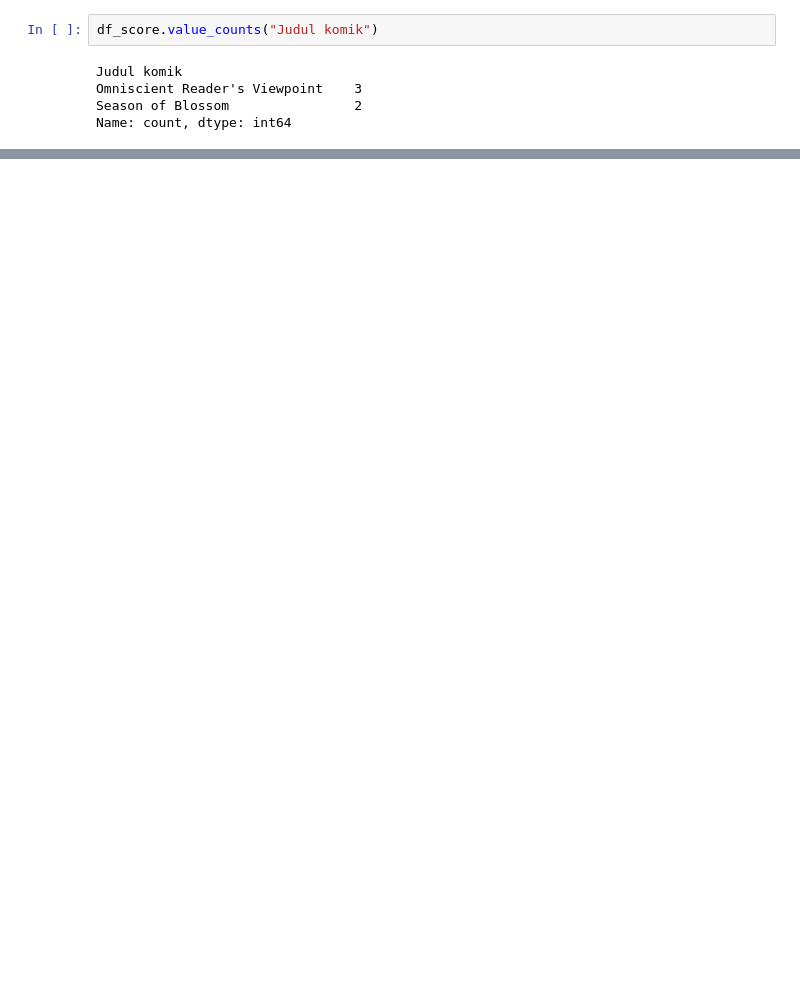
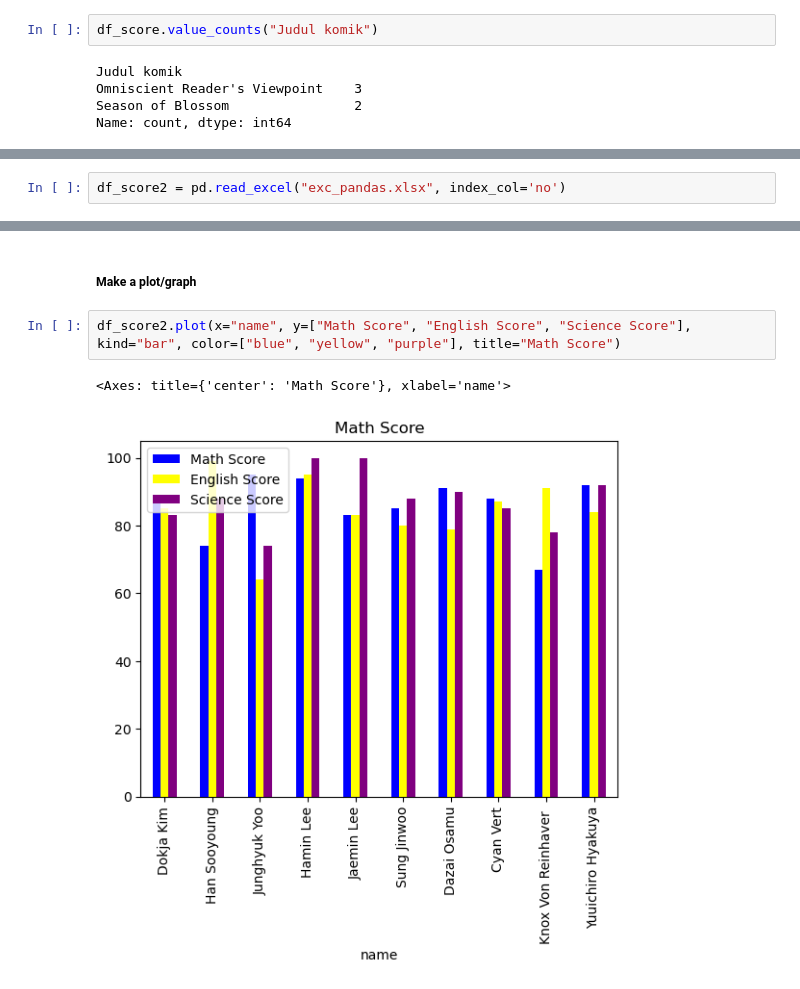
Before and after one commit to calistasalsabila/Programming-Languages, a Jupyter notebook: Python/code/LibraryforMl/01_Pandas.ipynb, the cells around one changed output, grey strips where cells are left out. Cells and saved outputs as stored; diff of their text form; blank space fills up the shorter version.

Commit message:
update pandas

```diff
--- a/Python/code/LibraryforMl/01_Pandas.ipynb
+++ b/Python/code/LibraryforMl/01_Pandas.ipynb
@@ -165,0 +264,2 @@ Name: count, dtype: int64
+# %%
+df_score2 = pd.read_excel("exc_pandas.xlsx", index_col='no')
@@ -165,0 +281,7 @@ Name: count, dtype: int64
+# %% [markdown]
+##### Make a plot/graph
+# %%
+df_score2.plot(x="name", y=["Math Score", "English Score", "Science Score"], kind="bar", color=["blue", "yellow", "purple"], title="Math Score")
+# %% [output]
+<Axes: title={'center': 'Math Score'}, xlabel='name'>
+[figure, added]
```
Also changed, not shown: parts of 25 cells of this notebook, 1 other file.
